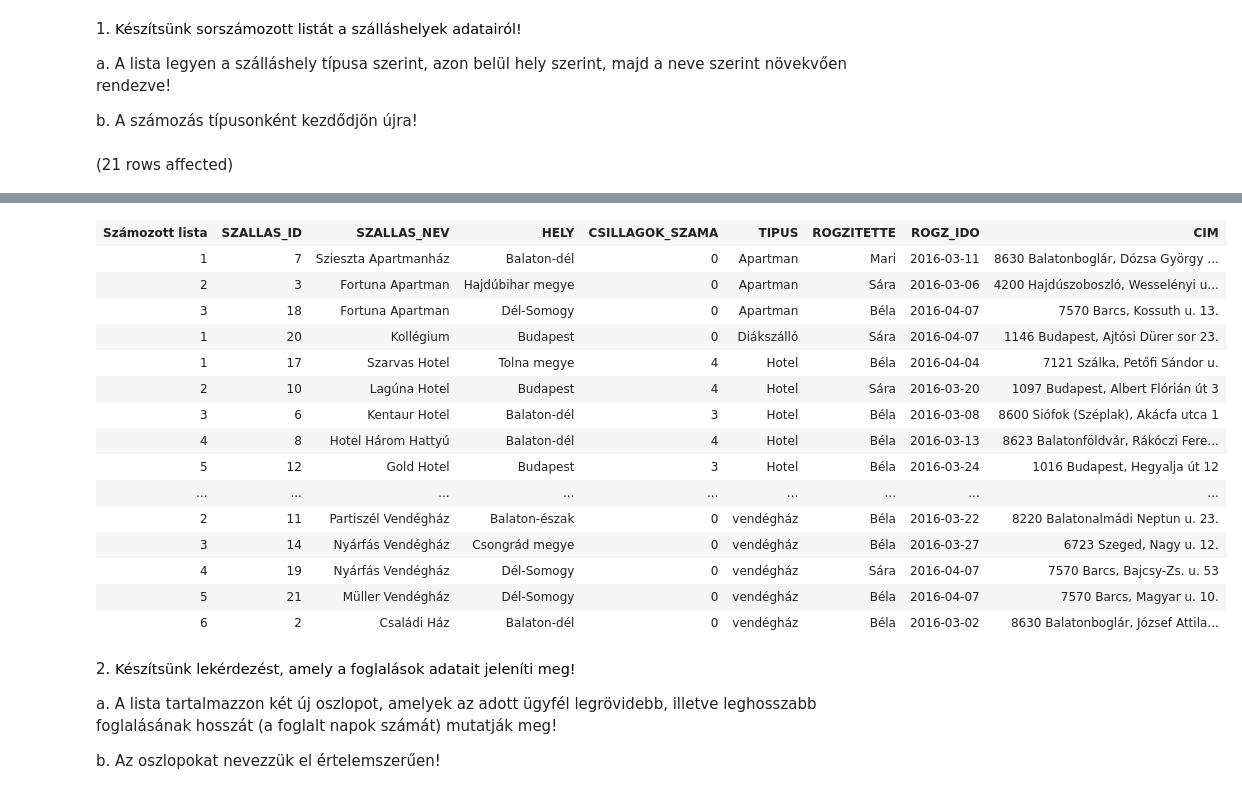
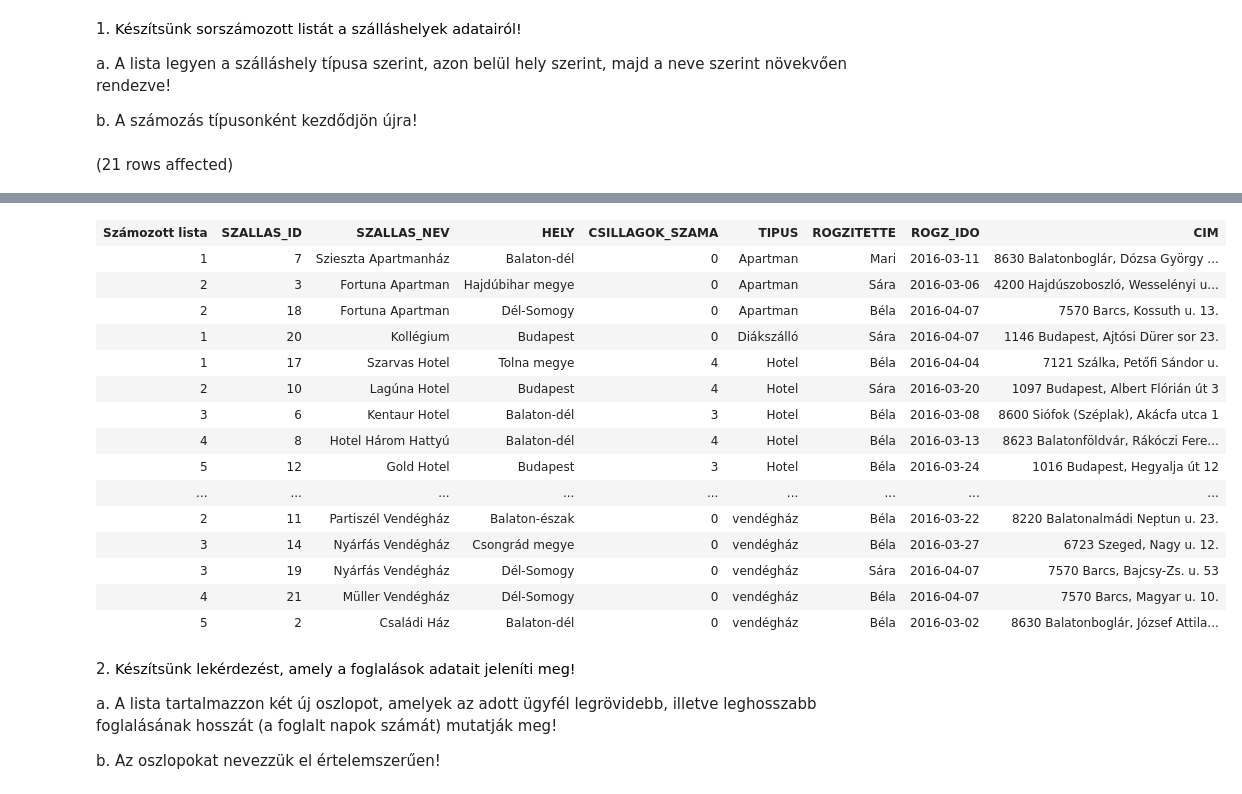
Before and after one commit to veghbalazs0106/adatbazisok-sql, a Jupyter notebook: gyakorlat06_feladatok(2).ipynb, the cells around one changed output, grey strips where cells are left out. Cells and saved outputs as stored; diff of their text form; code cells hidden in the pictures.

```diff
--- a/gyakorlat06_feladatok(2).ipynb
+++ b/gyakorlat06_feladatok(2).ipynb
@@ -5,7 +5,7 @@ a. A lista legyen a szálláshely típusa szerint, azon belül hely szerint, maj
 
 b. A számozás típusonként kezdődjön újra!
 # %%
-SELECT ROW_NUMBER() OVER(PARTITION BY TIPUS ORDER BY TIPUS, SZALLAS_NEV DESC) AS 'Számozott lista',
+SELECT ROW_NUMBER() OVER(PARTITION BY TIPUS ORDER BY HELY, SZALLAS_NEV DESC) AS 'Számozott lista',
         *
 FROM Szallashely
 # %% [output]
@@ -14,7 +14,7 @@ Total execution time: 00:00:00.065
 | Számozott lista | SZALLAS_ID | SZALLAS_NEV | HELY | CSILLAGOK_SZAMA | TIPUS | ROGZITETTE | ROGZ_IDO | CIM |
 | 1 | 7 | Szieszta Apartmanház | Balaton-dél | 0 | Apartman | Mari | 2016-03-11 | 8630 Balatonboglár, Dózsa György ... |
 | 2 | 3 | Fortuna Apartman | Hajdúbihar megye | 0 | Apartman | Sára | 2016-03-06 | 4200 Hajdúszoboszló, Wesselényi u... |
-| 3 | 18 | Fortuna Apartman | Dél-Somogy | 0 | Apartman | Béla | 2016-04-07 | 7570 Barcs, Kossuth u. 13. |
+| 2 | 18 | Fortuna Apartman | Dél-Somogy | 0 | Apartman | Béla | 2016-04-07 | 7570 Barcs, Kossuth u. 13. |
 | 1 | 20 | Kollégium | Budapest | 0 | Diákszálló | Sára | 2016-04-07 | 1146 Budapest, Ajtósi Dürer sor 23. |
 | 1 | 17 | Szarvas Hotel | Tolna megye | 4 | Hotel | Béla | 2016-04-04 | 7121 Szálka, Petőfi Sándor u. |
 | 2 | 10 | Lagúna Hotel | Budapest | 4 | Hotel | Sára | 2016-03-20 | 1097 Budapest, Albert Flórián út 3 |
@@ -24,9 +24,9 @@ Total execution time: 00:00:00.065
 | ... | ... | ... | ... | ... | ... | ... | ... | ... |
 | 2 | 11 | Partiszél Vendégház | Balaton-észak | 0 | vendégház | Béla | 2016-03-22 | 8220 Balatonalmádi Neptun u. 23. |
 | 3 | 14 | Nyárfás Vendégház | Csongrád megye | 0 | vendégház | Béla | 2016-03-27 | 6723 Szeged, Nagy u. 12. |
-| 4 | 19 | Nyárfás Vendégház | Dél-Somogy | 0 | vendégház | Sára | 2016-04-07 | 7570 Barcs, Bajcsy-Zs. u. 53 |
-| 5 | 21 | Müller Vendégház | Dél-Somogy | 0 | vendégház | Béla | 2016-04-07 | 7570 Barcs, Magyar u. 10. |
-| 6 | 2 | Családi Ház | Balaton-dél | 0 | vendégház | Béla | 2016-03-02 | 8630 Balatonboglár, József Attila... |
+| 3 | 19 | Nyárfás Vendégház | Dél-Somogy | 0 | vendégház | Sára | 2016-04-07 | 7570 Barcs, Bajcsy-Zs. u. 53 |
+| 4 | 21 | Müller Vendégház | Dél-Somogy | 0 | vendégház | Béla | 2016-04-07 | 7570 Barcs, Magyar u. 10. |
+| 5 | 2 | Családi Ház | Balaton-dél | 0 | vendégház | Béla | 2016-03-02 | 8630 Balatonboglár, József Attila... |
 # %% [markdown]
 2. <span style="background-color: rgb(255, 255, 255); color: rgb(0, 0, 0); font-family: &quot;Open Sans&quot;, sans-serif; font-size: 14.44px;">Készítsünk lekérdezést, amely a foglalások adatait jeleníti meg!&nbsp;</span>
 
```
Also changed, not shown: parts of 2 cells of this notebook.
